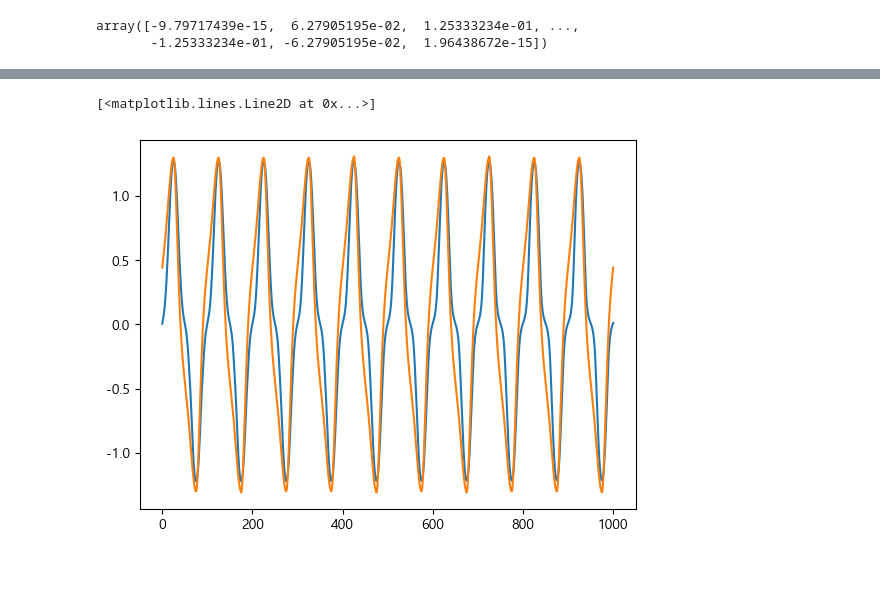
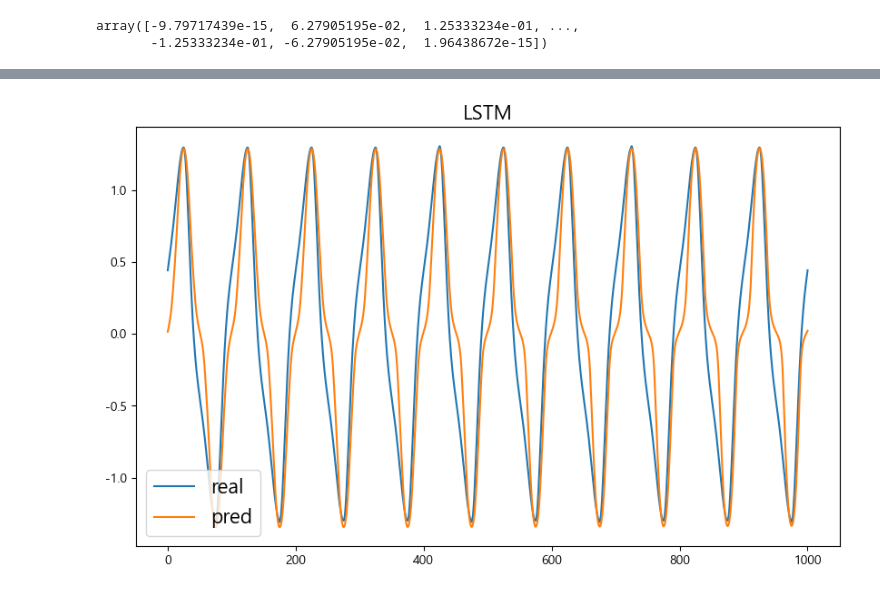
Before and after one commit to Jjineeq/hysteresis_curve, a Jupyter notebook: 23_07_03.ipynb, the cells around one changed output, grey strips where cells are left out. Cells and saved outputs as stored; diff of their text form; code cells hidden in the pictures.

```diff
--- a/23_07_03.ipynb
+++ b/23_07_03.ipynb
@@ -114,9 +146,12 @@ lstm_pred = model.lstm_predict()
 # %%
 real_lstm_pred = scaler.inverse_transform(lstm_pred)
-# %%
-plt.plot(real_lstm_pred.reshape(1,-1)[0])
-plt.plot(test_y)
-# %% [output]
-[<matplotlib.lines.Line2D at 0x...>]
-[figure, removed]
+# %%
+plt.figure(figsize = (10,6))
+plt.title('LSTM', fontsize = 16)
+plt.plot(test_y, label = 'real')
+plt.plot(real_lstm_pred.reshape(1,-1)[0], label = 'pred')
+plt.legend(fontsize = 16)
+plt.show()
+# %% [output]
+[figure, added]
 # %%
```
Also changed, not shown: parts of 21 cells of this notebook, 3 other files.
